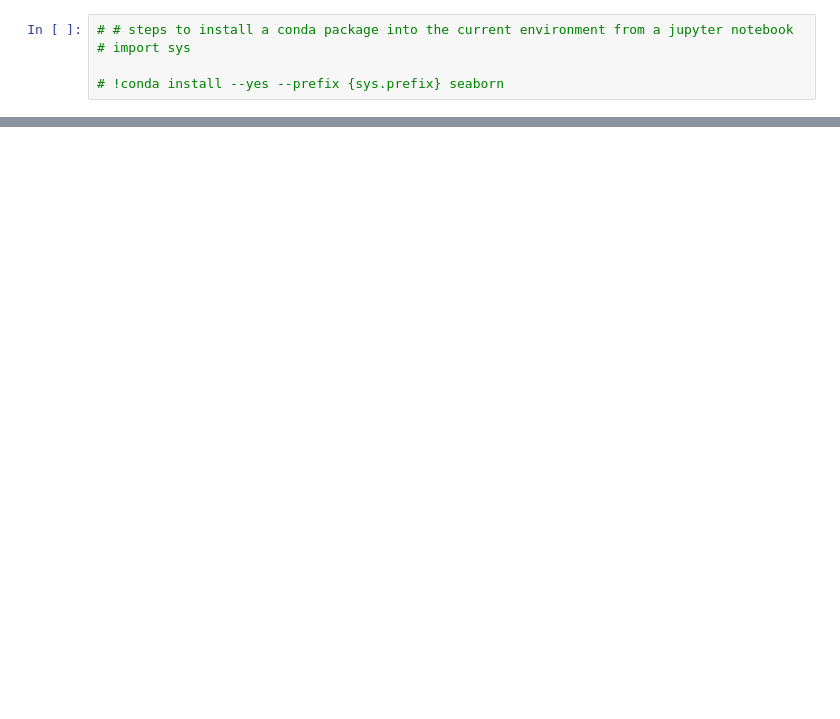
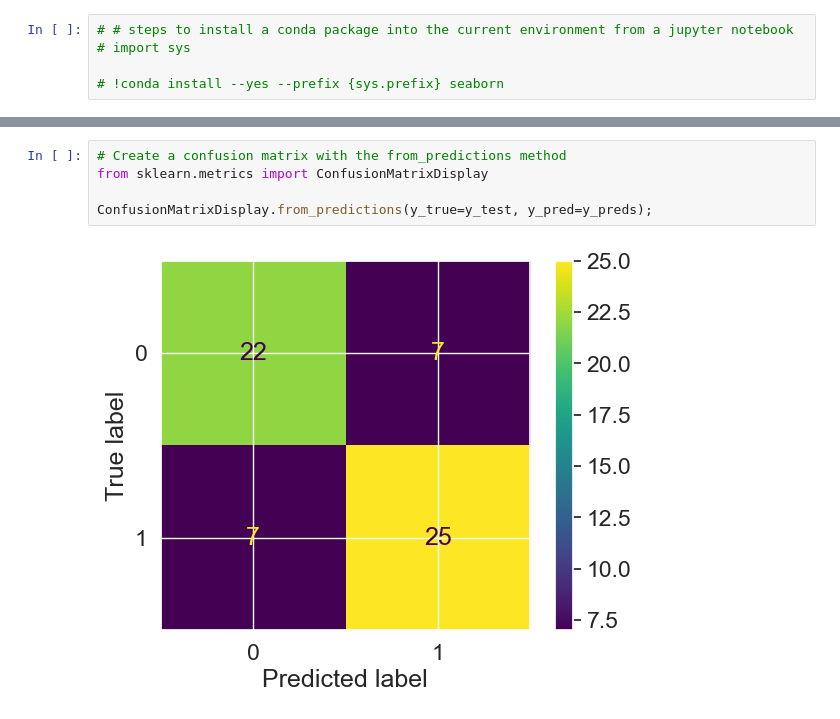
Before and after one commit to AHMAD-KHAIRI/ztm-ml-course, a Jupyter notebook: 05_scikit-learn/introduction-to-scikit-learn.ipynb, the cells around one changed output, grey strips where cells are left out. Drawn from its saved outputs; the diff is of its cells as text; blank space fills up the shorter version.

```diff
--- a/05_scikit-learn/introduction-to-scikit-learn.ipynb
+++ b/05_scikit-learn/introduction-to-scikit-learn.ipynb
@@ -2049,0 +2074,7 @@ sns.heatmap(conf_mat);
+# %%
+# Create a confusion matrix with the from_predictions method
+from sklearn.metrics import ConfusionMatrixDisplay
+
+ConfusionMatrixDisplay.from_predictions(y_true=y_test, y_pred=y_preds);
+# %% [output]
+[figure, added]
```
Also changed, not shown: parts of 37 cells of this notebook, 4 other files.
